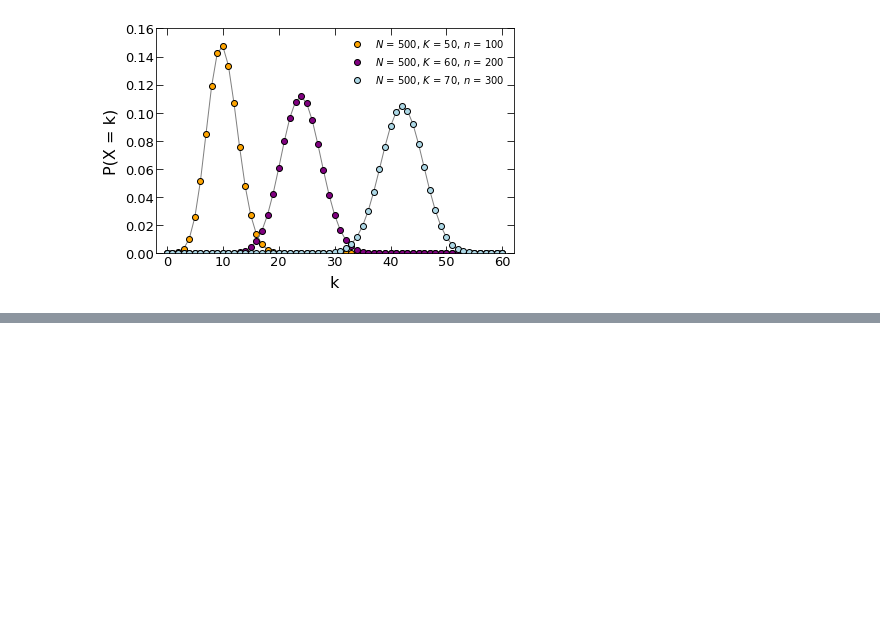
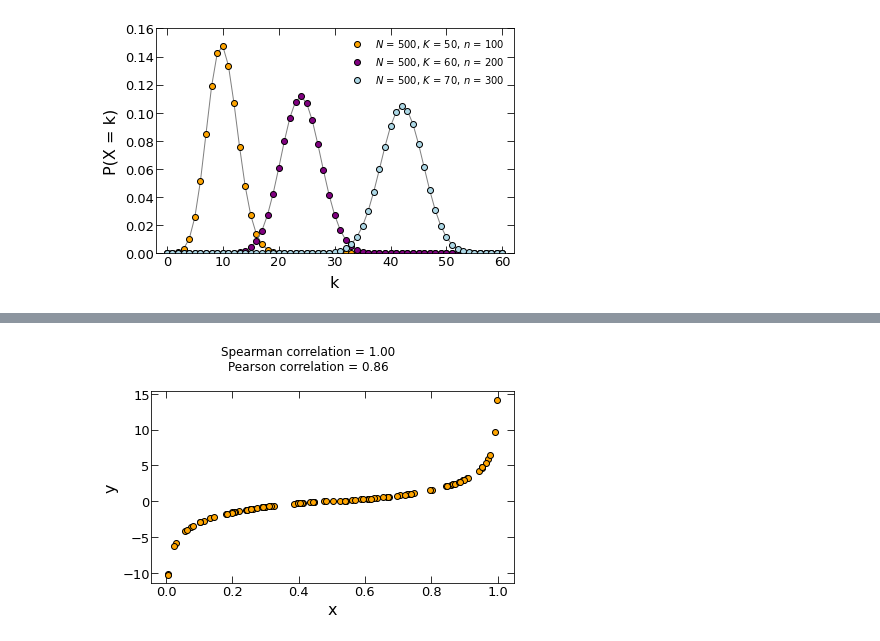
Before and after one commit to mepland/data_science_notes, a Jupyter notebook: plots/plots.ipynb, the cells around one changed output, grey strips where cells are left out. Drawn from its saved outputs; the diff is of its cells as text; code cells hidden in the pictures; blank space fills up the shorter version.

Commit message:
Made Spearman rank correlation plots

```diff
--- a/plots/plots.ipynb
+++ b/plots/plots.ipynb
@@ -324,0 +330,41 @@ else:
+# %%
+fig, ax = plt.subplots()
+
+ax.tick_params(
+    axis='both',
+    which='minor',
+    bottom=False,
+    top=False,
+    left=False,
+    right=False,
+    labelleft=True,
+    labelbottom=True)
+
+rnd_state = np.random.RandomState(43)
+x = rnd_state.uniform(size=100)
+y = np.log(x/(1-x))
+y = np.sign(y)*np.abs(y)**1.4
+
+Rx = np.argsort(np.argsort(x))
+Ry = np.argsort(np.argsort(y))
+
+cs = np.cov(Rx,Ry)
+cs = cs[0,1]/np.sqrt(cs[0,0]*cs[1,1])
+
+cp = np.cov(x,y)
+cp = cp[0,1]/np.sqrt(cp[0,0]*cp[1,1])
+
+ax.plot(x, y, 'o', color='orange', markeredgecolor='black', lw=3)
+fig.suptitle(f'Spearman correlation = {cs:.2f}\nPearson correlation = {cp:.2f}')
+ax.set_xlabel('x')
+ax.set_ylabel('y')
+
+plt.tight_layout()
+if inline:
+    fig.show()
+else:
+    os.makedirs(output, exist_ok=True)
+    fig.savefig(f'{output}/spearman_corr_non_para.pdf')
+    plt.close('all')
+# %% [output]
+[figure, added]
```
Also changed, not shown: parts of 4 cells of this notebook, 1 other file.
